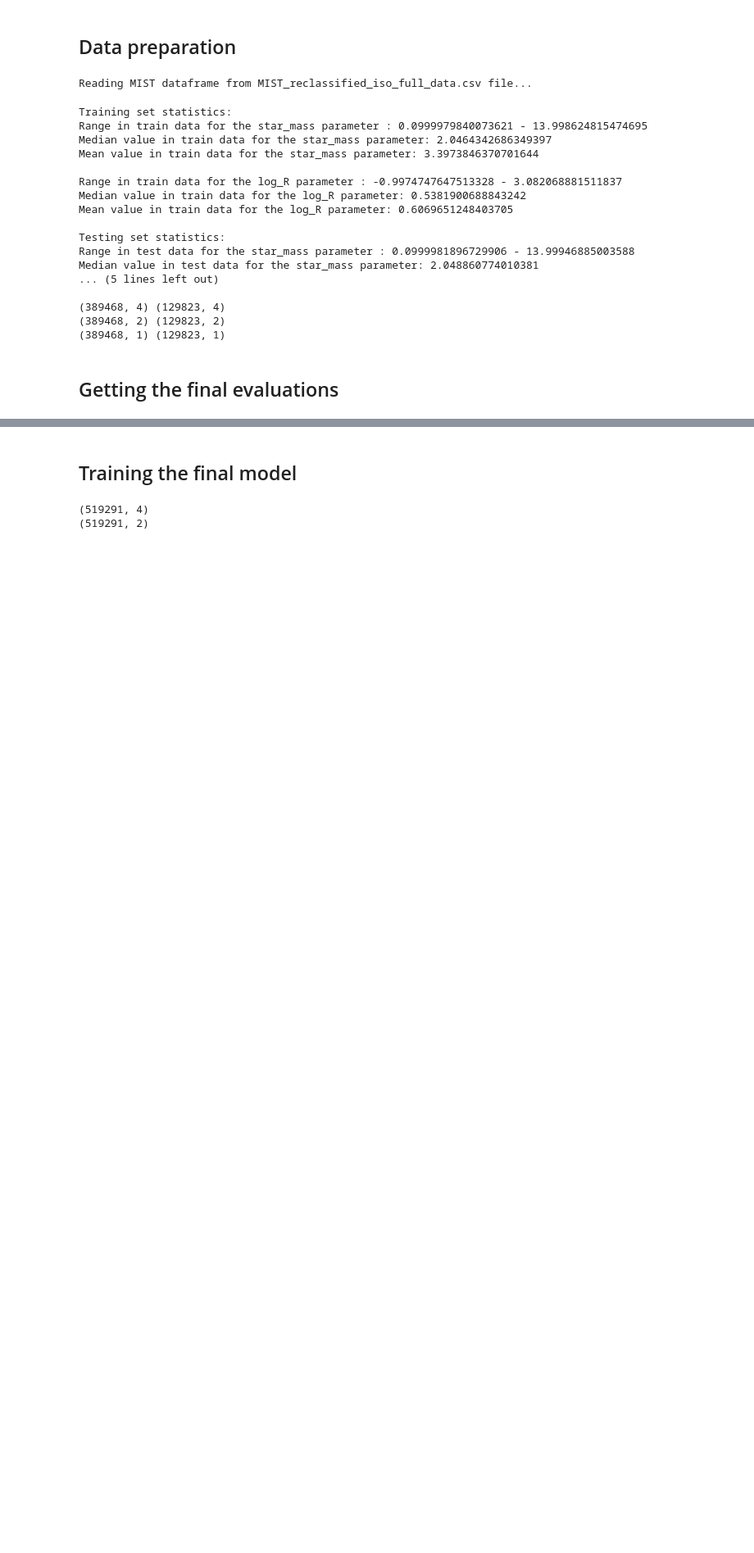
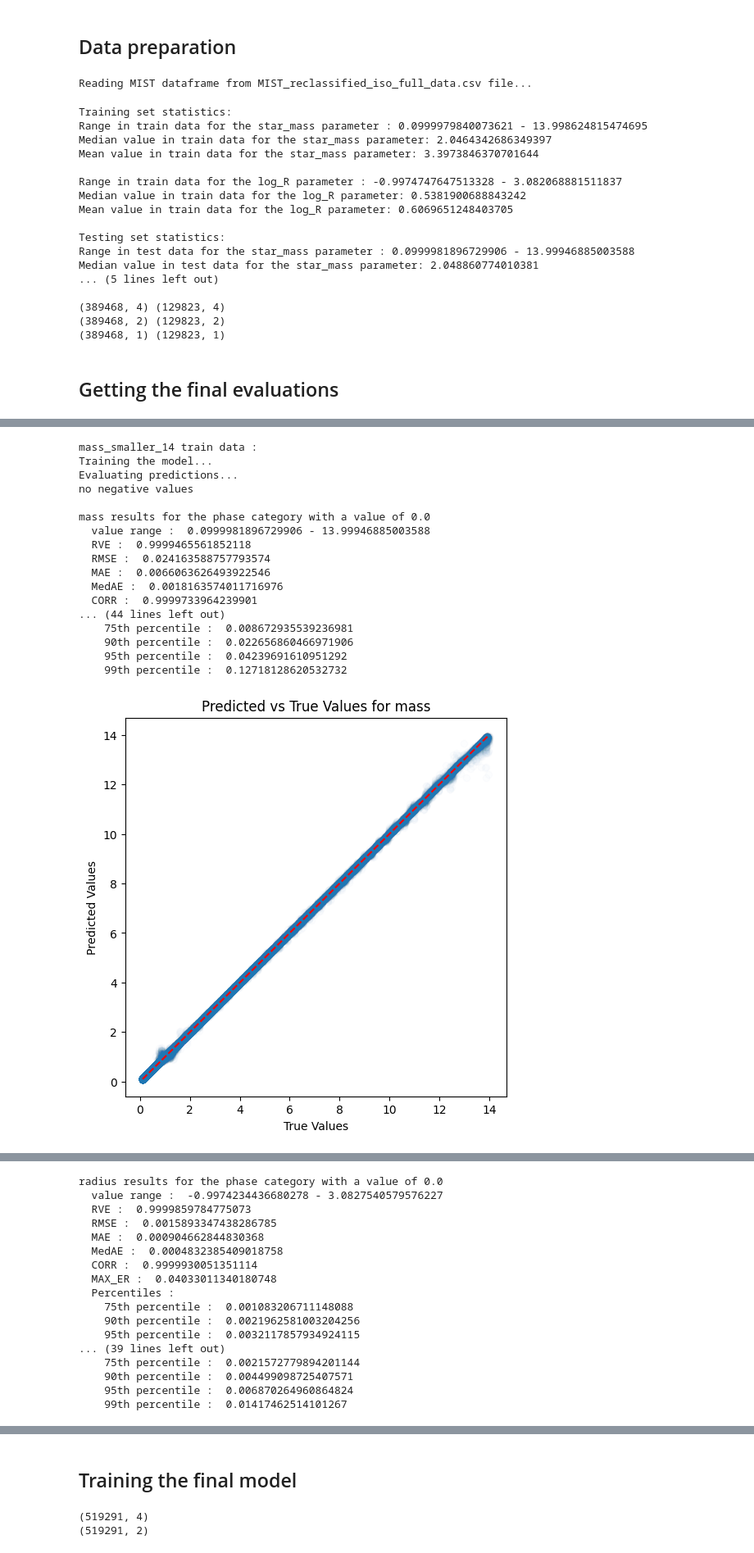
Before and after one commit to anpirott/thesis, a Jupyter notebook: notebooks/ML/method_ML/Model_A_partial/final_models/MIST/final_model.ipynb, the cells around one changed output, grey strips where cells are left out. Shown at 82% size. Cells and saved outputs as stored; diff of their text form; code cells hidden in the pictures; blank space fills up the shorter version.

```diff
--- a/notebooks/ML/method_ML/Model_A_partial/final_models/MIST/final_model.ipynb
+++ b/notebooks/ML/method_ML/Model_A_partial/final_models/MIST/final_model.ipynb
@@ -113,0 +170,25 @@ radius results for the phase category with a value of 0.0
+# %%
+best_params_RF = {'n_jobs':10, 'n_estimators': 1000, 'criterion': 'squared_error', 'max_depth': 75, 'min_samples_leaf': 1, 'min_samples_split': 2, 'max_features': 'log2', 'max_leaf_nodes': None}
+
+evaluator = Model_evaluator("random_forest", path=path_to_results, physical_model=physical_model, output_parameters=output_parameters)
+evaluator.evaluate_ivs_results(RandomForestRegressor, X_train, X_ivs, y_train, y_ivs, categories_train, categories_ivs, categories_name,
+                               path_to_predictions, tag, override=True, use_preds=False, save=False, show=True, **best_params_RF)
+# %% [output]
+mass_smaller_14 train data :
+Training the model...
+Evaluating predictions...
+no negative values
+
+mass results for the phase category with a value of 0.0
+  value range :  0.0999981896729906 - 13.99946885003588
+  RVE :  0.9999465561852118
+  RMSE :  0.024163588757793574
+  MAE :  0.0066063626493922546
+  MedAE :  0.0018163574011716976
+  CORR :  0.9999733964239901
+... (44 lines left out)
+    75th percentile :  0.008672935539236981
+    90th percentile :  0.022656860466971906
+    95th percentile :  0.04239691610951292
+    99th percentile :  0.12718128620532732
+[figure, added]
@@ -113,0 +204,17 @@ radius results for the phase category with a value of 0.0
+radius results for the phase category with a value of 0.0
+  value range :  -0.9974234436680278 - 3.0827540579576227
+  RVE :  0.9999859784775073
+  RMSE :  0.0015893347438286785
+  MAE :  0.000904662844830368
+  MedAE :  0.0004832385409018758
+  CORR :  0.9999930051351114
+  MAX_ER :  0.04033011340180748
+  Percentiles :
+    75th percentile :  0.001083206711148088
+    90th percentile :  0.0021962581003204256
+    95th percentile :  0.0032117857934924115
+... (39 lines left out)
+    75th percentile :  0.0021572779894201144
+    90th percentile :  0.004499098725407571
+    95th percentile :  0.006870264960864824
+    99th percentile :  0.01417462514101267
```
Also changed, not shown: parts of 11 cells of this notebook, 29 other files.
